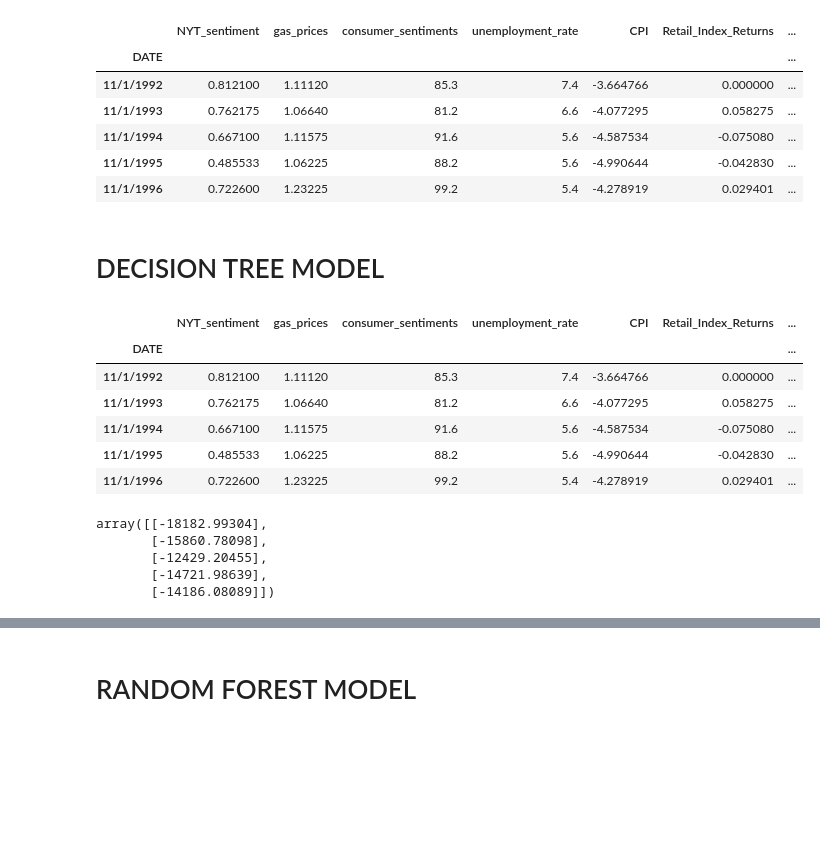
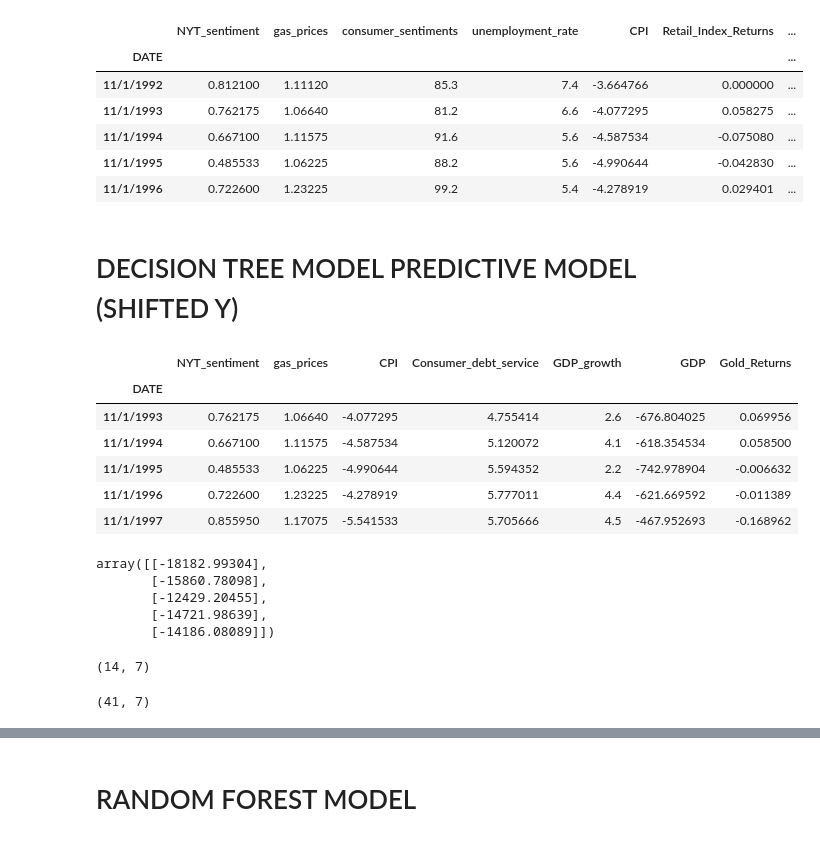
Before and after one commit to junaidqamer/HolidaySales, a Jupyter notebook: Main_notebook.ipynb, the cells around one changed output, grey strips where cells are left out. Cells and saved outputs as stored; diff of their text form; code cells hidden in the pictures; blank space fills up the shorter version.

Commit message:
added predictive model

```diff
--- a/Main_notebook.ipynb
+++ b/Main_notebook.ipynb
@@ -663,21 +663,25 @@ MAIN_df.head()
 | 11/1/1994 | 0.667100 | 1.11575 | 91.6 | 5.6 | -4.587534 | -0.075080 | ... |
 | 11/1/1995 | 0.485533 | 1.06225 | 88.2 | 5.6 | -4.990644 | -0.042830 | ... |
 | 11/1/1996 | 0.722600 | 1.23225 | 99.2 | 5.4 | -4.278919 | 0.029401 | ... |
+# %%
+Main_2= MAIN_df
+Main_2['shifted_sales']= Main_2.sales.shift()
+Main_2=Main_2.dropna()
 # %% [markdown]
-# DECISION TREE MODEL
+# DECISION TREE MODEL PREDICTIVE MODEL (SHIFTED Y)
 # %%
 # Define features set
-X = MAIN_df.copy()
-X.drop({"sales"}, axis=1, inplace=True)
+X = Main_2.copy()
+X.drop({"sales",'shifted_sales','unemployment_rate','consumer_sentiments','Retail_Index_Returns'}, axis=1, inplace=True)
 
 X.head()
 # %% [output]
-|  | NYT_sentiment | gas_prices | consumer_sentiments | unemployment_rate | CPI | Retail_Index_Returns | ... |
-| DATE |  |  |  |  |  |  | ... |
-| 11/1/1992 | 0.812100 | 1.11120 | 85.3 | 7.4 | -3.664766 | 0.000000 | ... |
-| 11/1/1993 | 0.762175 | 1.06640 | 81.2 | 6.6 | -4.077295 | 0.058275 | ... |
-| 11/1/1994 | 0.667100 | 1.11575 | 91.6 | 5.6 | -4.587534 | -0.075080 | ... |
-| 11/1/1995 | 0.485533 | 1.06225 | 88.2 | 5.6 | -4.990644 | -0.042830 | ... |
-| 11/1/1996 | 0.722600 | 1.23225 | 99.2 | 5.4 | -4.278919 | 0.029401 | ... |
+|  | NYT_sentiment | gas_prices | CPI | Consumer_debt_service | GDP_growth | GDP | Gold_Returns |
+| DATE |  |  |  |  |  |  |  |
+| 11/1/1993 | 0.762175 | 1.06640 | -4.077295 | 4.755414 | 2.6 | -676.804025 | 0.069956 |
+| 11/1/1994 | 0.667100 | 1.11575 | -4.587534 | 5.120072 | 4.1 | -618.354534 | 0.058500 |
+| 11/1/1995 | 0.485533 | 1.06225 | -4.990644 | 5.594352 | 2.2 | -742.978904 | -0.006632 |
+| 11/1/1996 | 0.722600 | 1.23225 | -4.278919 | 5.777011 | 4.4 | -621.669592 | -0.011389 |
+| 11/1/1997 | 0.855950 | 1.17075 | -5.541533 | 5.705666 | 4.5 | -467.952693 | -0.168962 |
 # %%
 # Define target vector
@@ -692,6 +696,14 @@ array([[-18182.99304],
 # %%
 # Splitting into Train and Test sets
 X_train, X_test, y_train, y_test = train_test_split(X, y, random_state=78)
+# %%
+X_test.shape
+# %% [output]
+(14, 7)
+# %%
+X_train.shape
+# %% [output]
+(41, 7)
 # %%
 # Creating the decision tree classifier instance
 model = tree.DecisionTreeRegressor()
```
Also changed, not shown: parts of 18 cells of this notebook.
